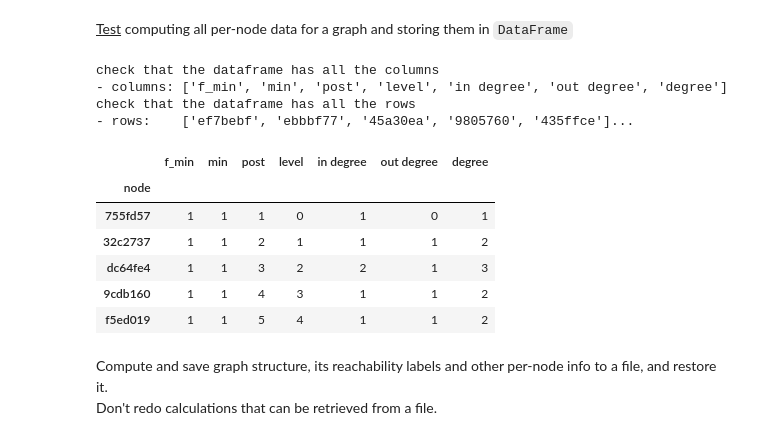
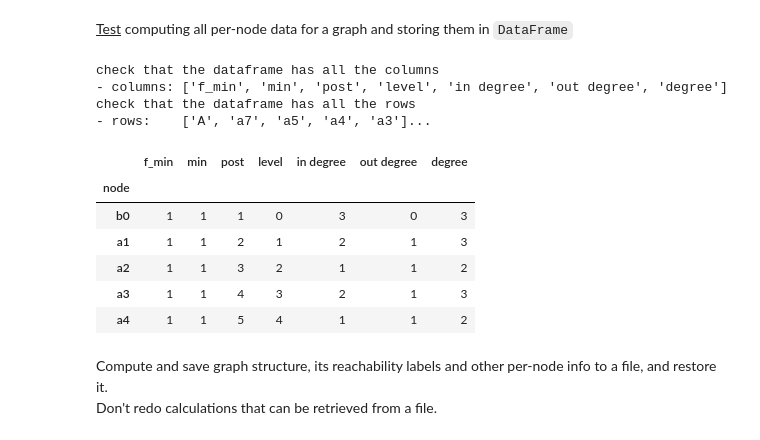
Before and after one commit to jnareb/git-commit-graph-ext, a Jupyter notebook: 10_checkpoint.ipynb, the cells around one changed output. Cells and saved outputs as stored; diff of their text form; code cells hidden in the pictures.

```diff
--- a/10_checkpoint.ipynb
+++ b/10_checkpoint.ipynb
@@ -30,14 +26,11 @@ from git_commit_graph_ext.commit_graph import commit_graph
 # %%
 # before tests (test fixture)
-repo_url="https://github.com/githubtraining/hellogitworld"
-repo_path="repos/hellogitworld.git"
-repo_name="hellogitworld.git"
-#rmtree(repo_path, ignore_errors=True)
 
-# get commit graph of remote repository, without re-cloning or re-computing
-repo_graph = commit_graph(repo_url, repo_name)
+# example graph
+example_graph = graphs.commit_graph()
+example_graph_name = 'commit_graph'
 
 # check that it worked
-print("the commit graph of {} repository has {:d} nodes and {:d} edges".
-      format(repo_name, repo_graph.number_of_nodes(), repo_graph.number_of_edges()))
+print("the example commit graph from Stolee blog posts '{}' has {:d} nodes and {:d} edges".
+      format(example_graph_name, example_graph.number_of_nodes(), example_graph.number_of_edges()))
 # %% [output]
@@ -300,7 +161,17 @@ def save_graph(graph, graph_name=None, datasets_dir='datasets', output_format='c
                   datasets_dir=datasets_dir, output_format=output_format, overwrite=overwrite)
 
 
+def guess_format(filename):
+    suffixes = PurePath(filename).suffixes
+    file_format = suffixes[-1]
+    if file_format == '.gz' or file_format == '.txt':
+        file_format = suffixes[-2] + file_format
+    return file_format[1:]
+
+
 def load_graph_df_from_file(filename, input_format='csv.gz'):
+    if input_format is None:
+        input_format = guess_format(filename)
     if input_format == 'csv' or input_format == 'csv.gz':
         return pd.read_csv(filename, index_col=0)
     else:
@@ -342,6 +211,6 @@ there should be appropriately named file in the list below:
 # %%
-print('restoring commit graph of: {}'.format(repo_name))
-df = load_graph_df(repo_name)
-assert repo_graph_df.equals(df)
-print('ok - dataset and restored dataset are equal')
+print('restoring graph named "{}"'.format(example_graph_name))
+df = load_graph_df(example_graph_name)
+assert example_graph_df.equals(df)
+print('ok - dataframe and restored dataframe are equal')
 # %% [output]
@@ -410,29 +282,29 @@ def graph_data_to_dataframe(graph, append_to=None):
 # %% [markdown]
 <u>Test</u> computing all per-node data for a graph and storing them in `DataFrame`
 # %%
-df = graph_data_to_dataframe(repo_graph)
+df = graph_data_to_dataframe(example_graph)
 
 print('check that the dataframe has all the columns')
 assert set(df.columns) == set(['level', 'f_min', 'min', 'post', 'in degree', 'out degree', 'degree'])
 print('- columns: {}'.format(df.columns.tolist()))
 
 print('check that the dataframe has all the rows')
-assert set(df.index) == set(repo_graph.nodes)
-print('- rows:    {}...'.format(list(repo_graph.nodes)[0:5]))
+assert set(df.index) == set(example_graph.nodes)
+print('- rows:    {}...'.format(list(example_graph.nodes)[0:5]))
 
 df.head()
 # %% [output]
 check that the dataframe has all the columns
 - columns: ['f_min', 'min', 'post', 'level', 'in degree', 'out degree', 'degree']
 check that the dataframe has all the rows
-- rows:    ['ef7bebf', 'ebbbf77', '45a30ea', '9805760', '435ffce']...
+- rows:    ['A', 'a7', 'a5', 'a4', 'a3']...
 |  | f_min | min | post | level | in degree | out degree | degree |
 | node |  |  |  |  |  |  |  |
-| 755fd57 | 1 | 1 | 1 | 0 | 1 | 0 | 1 |
-| 32c2737 | 1 | 1 | 2 | 1 | 1 | 1 | 2 |
-| dc64fe4 | 1 | 1 | 3 | 2 | 2 | 1 | 3 |
-| 9cdb160 | 1 | 1 | 4 | 3 | 1 | 1 | 2 |
-| f5ed019 | 1 | 1 | 5 | 4 | 1 | 1 | 2 |
+| b0 | 1 | 1 | 1 | 0 | 3 | 0 | 3 |
+| a1 | 1 | 1 | 2 | 1 | 2 | 1 | 3 |
+| a2 | 1 | 1 | 3 | 2 | 1 | 1 | 2 |
+| a3 | 1 | 1 | 4 | 3 | 2 | 1 | 3 |
+| a4 | 1 | 1 | 5 | 4 | 1 | 1 | 2 |
 # %% [markdown]
 Compute and save graph structure, its reachability labels and other per-node info to a file, and restore it.
 Don't redo calculations that can be retrieved from a file.
```
Also changed, not shown: parts of 23 cells of this notebook, 4 other files.
